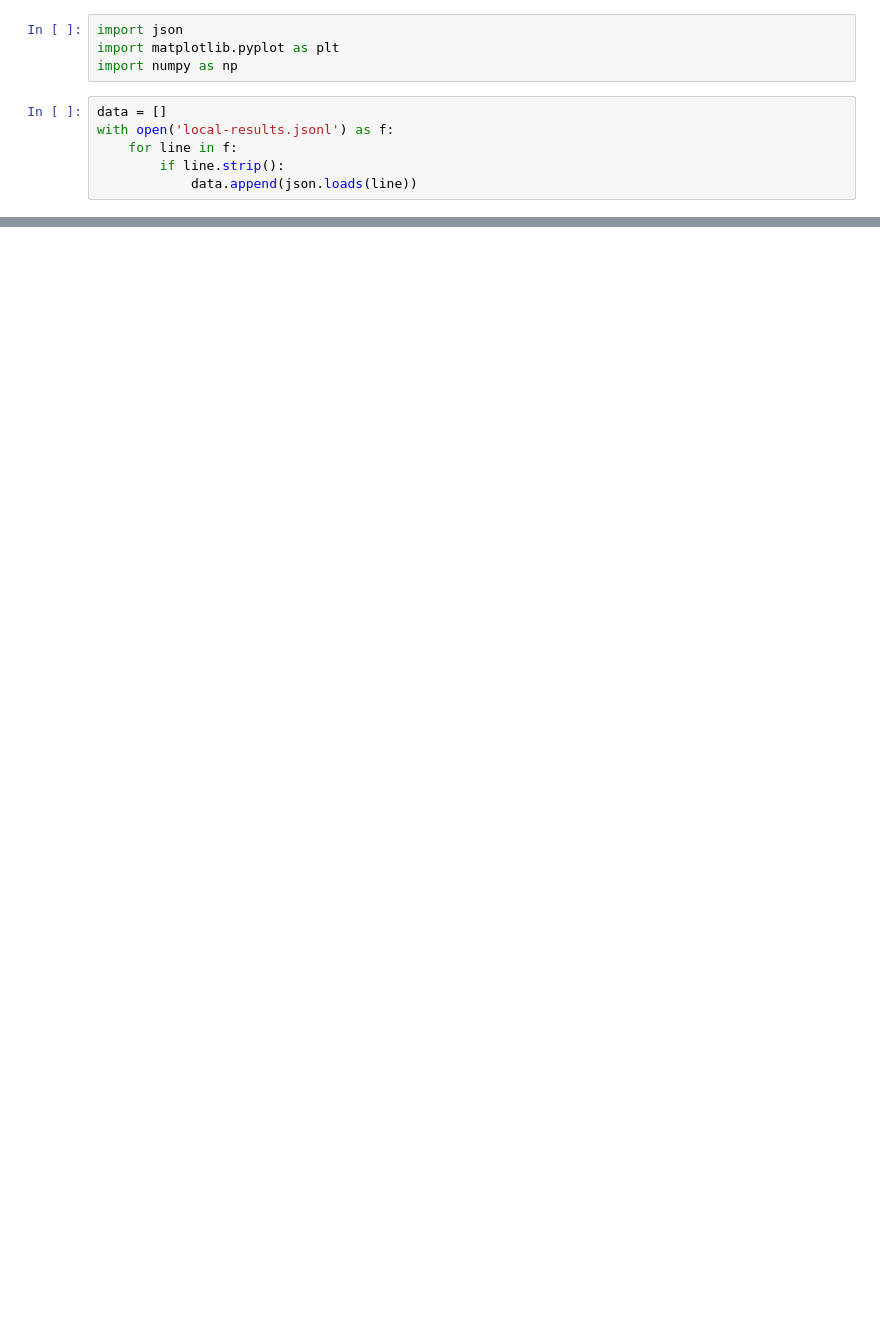
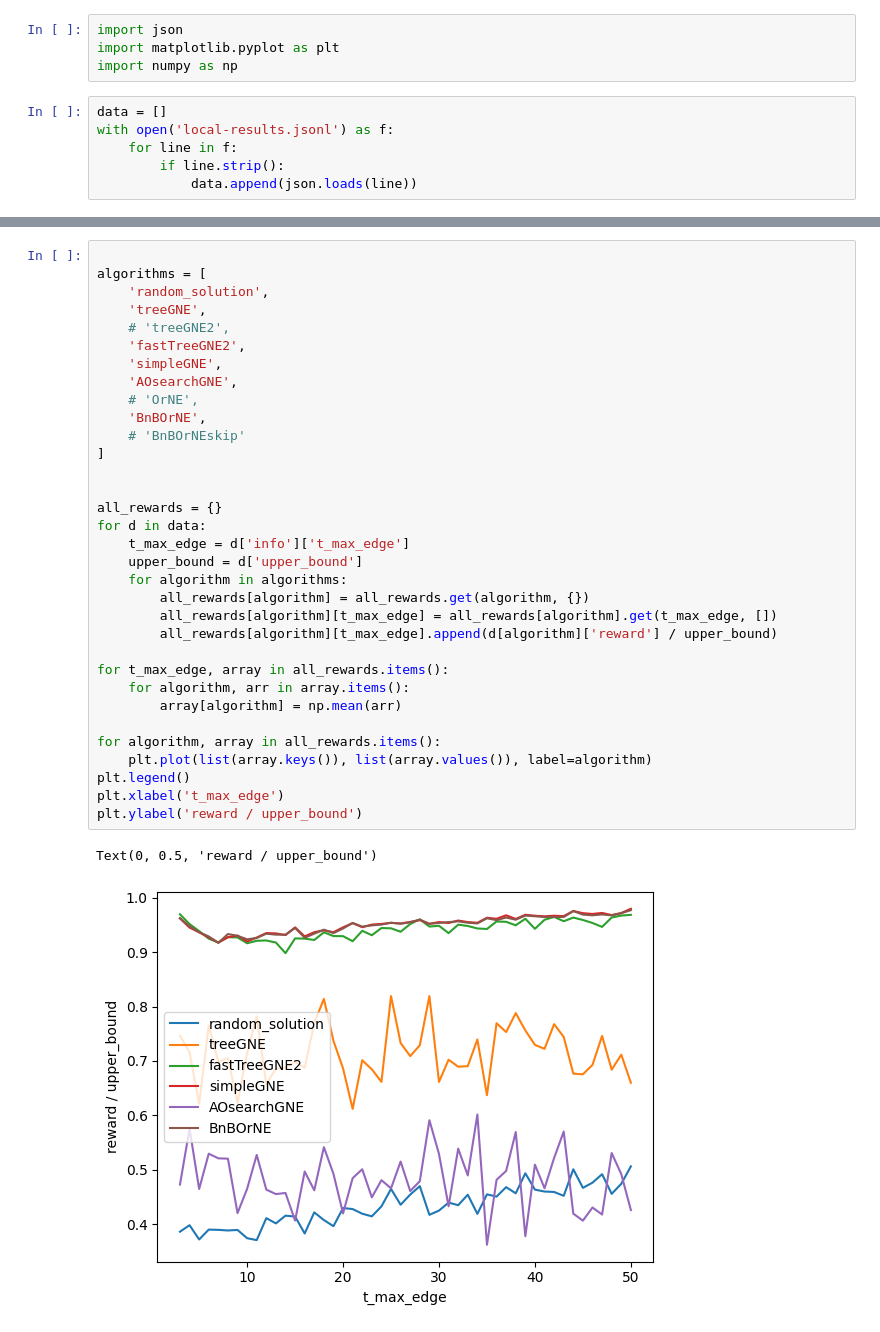
Before and after one commit to thanhan910/MATA-AND-OR, a Jupyter notebook: vis.ipynb, the cells around one changed output, grey strips where cells are left out. Cells and saved outputs as stored; diff of their text form; blank space fills up the shorter version.

```diff
--- a/vis.ipynb
+++ b/vis.ipynb
@@ -61,0 +61,36 @@ plt.legend(algorithms)
+# %%
+
+algorithms = [
+    'random_solution',
+    'treeGNE',
+    # 'treeGNE2',
+    'fastTreeGNE2',
+    'simpleGNE',
+    'AOsearchGNE',
+    # 'OrNE',
+    'BnBOrNE',
+    # 'BnBOrNEskip'
+]
+
+
+all_rewards = {}
+for d in data:
+    t_max_edge = d['info']['t_max_edge']
+    upper_bound = d['upper_bound']
+    for algorithm in algorithms:
+        all_rewards[algorithm] = all_rewards.get(algorithm, {})
+        all_rewards[algorithm][t_max_edge] = all_rewards[algorithm].get(t_max_edge, [])
+        all_rewards[algorithm][t_max_edge].append(d[algorithm]['reward'] / upper_bound)
+
+for t_max_edge, array in all_rewards.items():
+    for algorithm, arr in array.items():
+        array[algorithm] = np.mean(arr)
+
+for algorithm, array in all_rewards.items():
+    plt.plot(list(array.keys()), list(array.values()), label=algorithm)
+plt.legend()
+plt.xlabel('t_max_edge')
+plt.ylabel('reward / upper_bound')
+# %% [output]
+Text(0, 0.5, 'reward / upper_bound')
+[figure, added]
```
Also changed, not shown: parts of 6 cells of this notebook, 2 other files.
